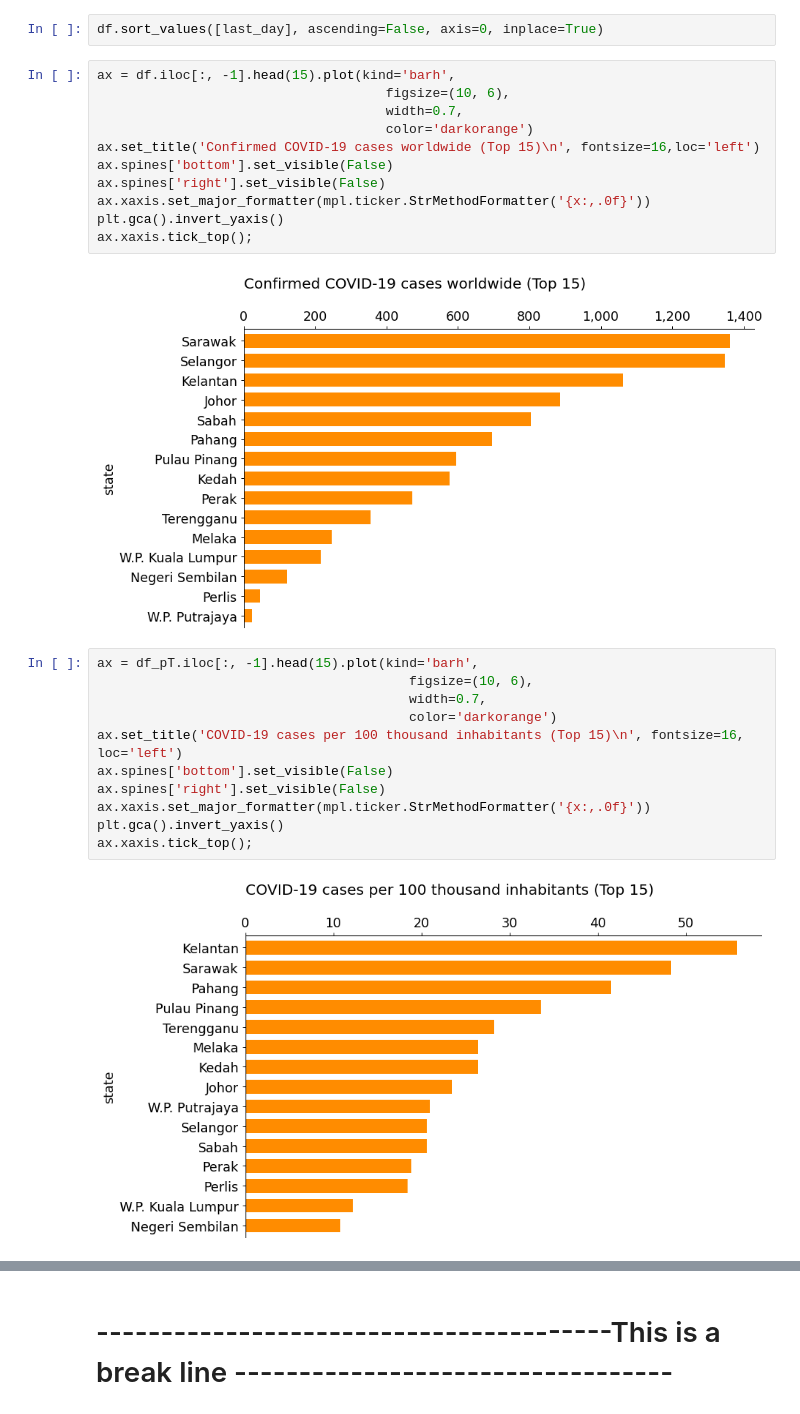
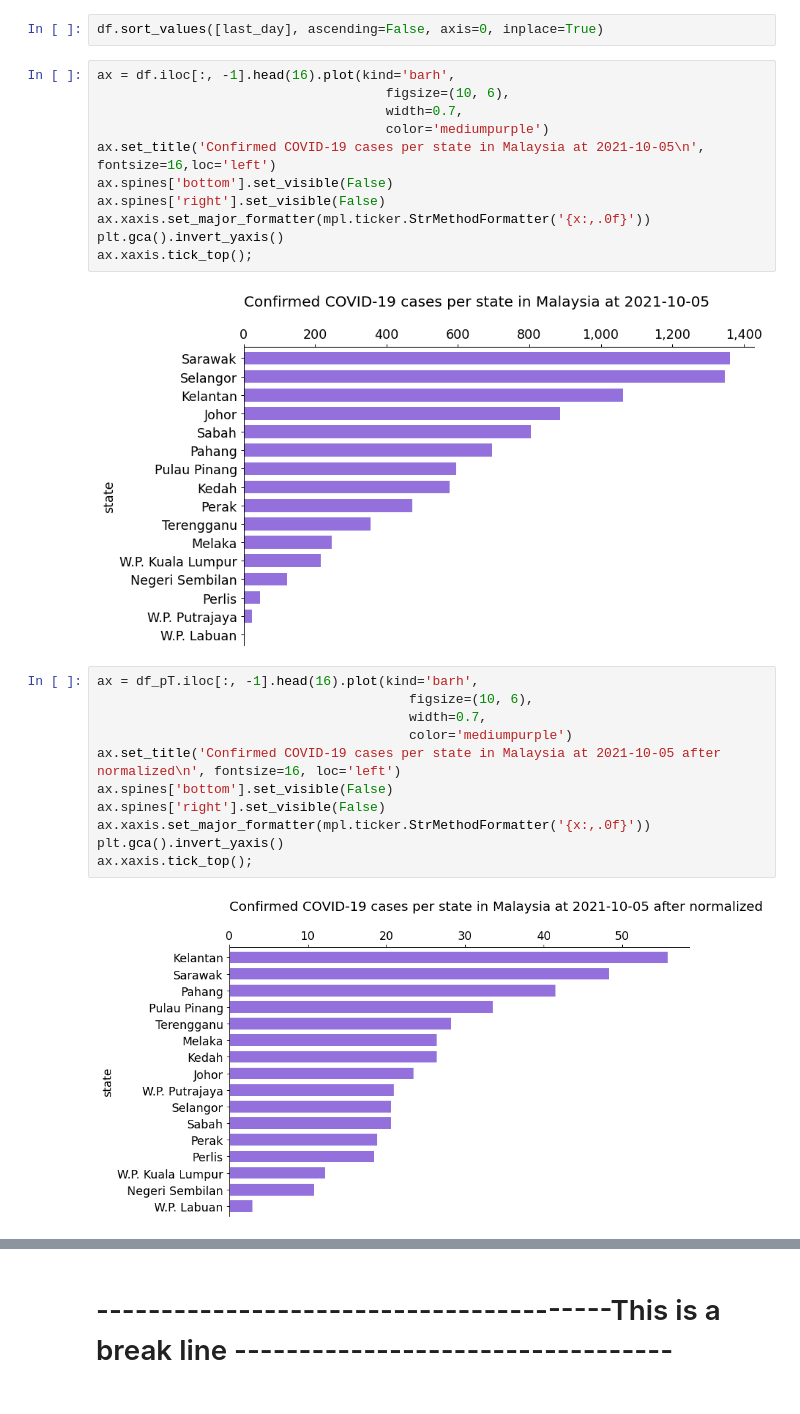
Before and after one commit to BingQuanChua/COVID-19-Msia-Cases-And-Vaccination, a Jupyter notebook: Data_Mining_Clustering.ipynb, the cells around one changed output, grey strips where cells are left out. Drawn from its saved outputs; the diff is of its cells as text.

```diff
--- a/Data_Mining_Clustering.ipynb
+++ b/Data_Mining_Clustering.ipynb
@@ -37,31 +39,31 @@ df_pT.sort_values([last_day], ascending=False, axis=0, inplace=True)
 # %%
 df.sort_values([last_day], ascending=False, axis=0, inplace=True)
 # %%
-ax = df.iloc[:, -1].head(15).plot(kind='barh',
+ax = df.iloc[:, -1].head(16).plot(kind='barh',
                                      figsize=(10, 6),
                                      width=0.7,
-                                     color='darkorange')
-ax.set_title('Confirmed COVID-19 cases worldwide (Top 15)\n', fontsize=16,loc='left')
+                                     color='mediumpurple')
+ax.set_title('Confirmed COVID-19 cases per state in Malaysia at 2021-10-05\n', fontsize=16,loc='left')
 ax.spines['bottom'].set_visible(False)
 ax.spines['right'].set_visible(False)
 ax.xaxis.set_major_formatter(mpl.ticker.StrMethodFormatter('{x:,.0f}'))
 plt.gca().invert_yaxis()
 ax.xaxis.tick_top();
 # %% [output]
-[figure, old version]
+[figure, new version]
 # %%
-ax = df_pT.iloc[:, -1].head(15).plot(kind='barh',
+ax = df_pT.iloc[:, -1].head(16).plot(kind='barh',
                                         figsize=(10, 6),
                                         width=0.7,
-                                        color='darkorange')
-ax.set_title('COVID-19 cases per 100 thousand inhabitants (Top 15)\n', fontsize=16, loc='left')
+                                        color='mediumpurple')
+ax.set_title('Confirmed COVID-19 cases per state in Malaysia at 2021-10-05 after normalized\n', fontsize=16, loc='left')
 ax.spines['bottom'].set_visible(False)
 ax.spines['right'].set_visible(False)
 ax.xaxis.set_major_formatter(mpl.ticker.StrMethodFormatter('{x:,.0f}'))
 plt.gca().invert_yaxis()
 ax.xaxis.tick_top();
 # %% [output]
-[figure, old version]
+[figure, new version]
 # %%
 from tslearn.utils import to_time_series_dataset
 cluster = 3
```
Also changed, not shown: parts of 19 cells of this notebook, 1 other file.
